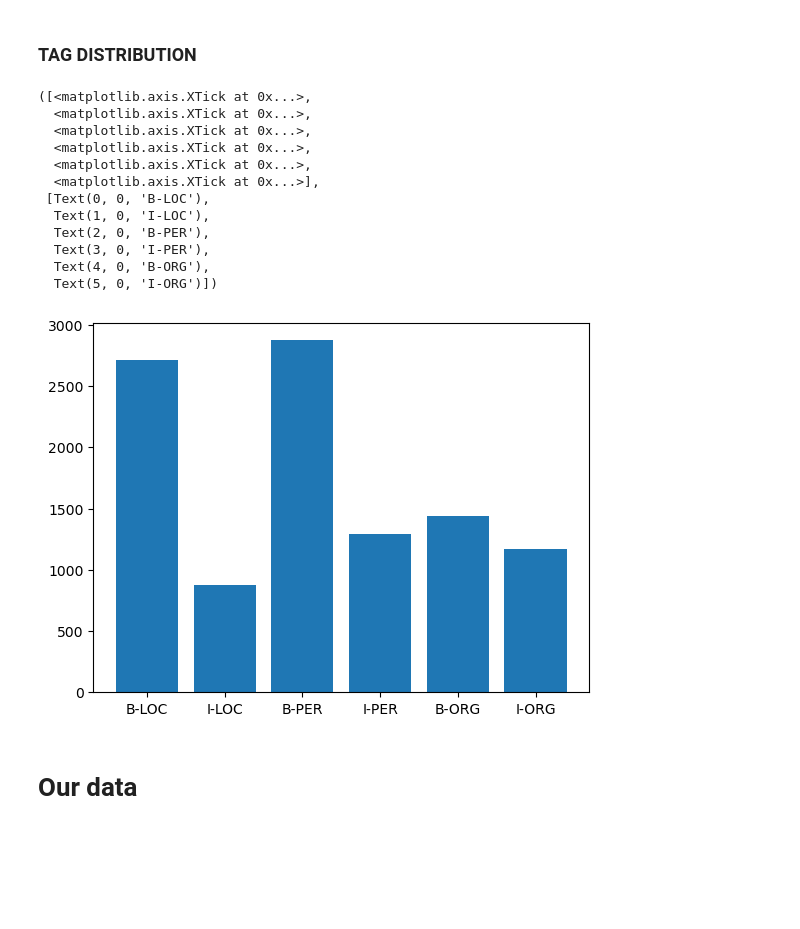
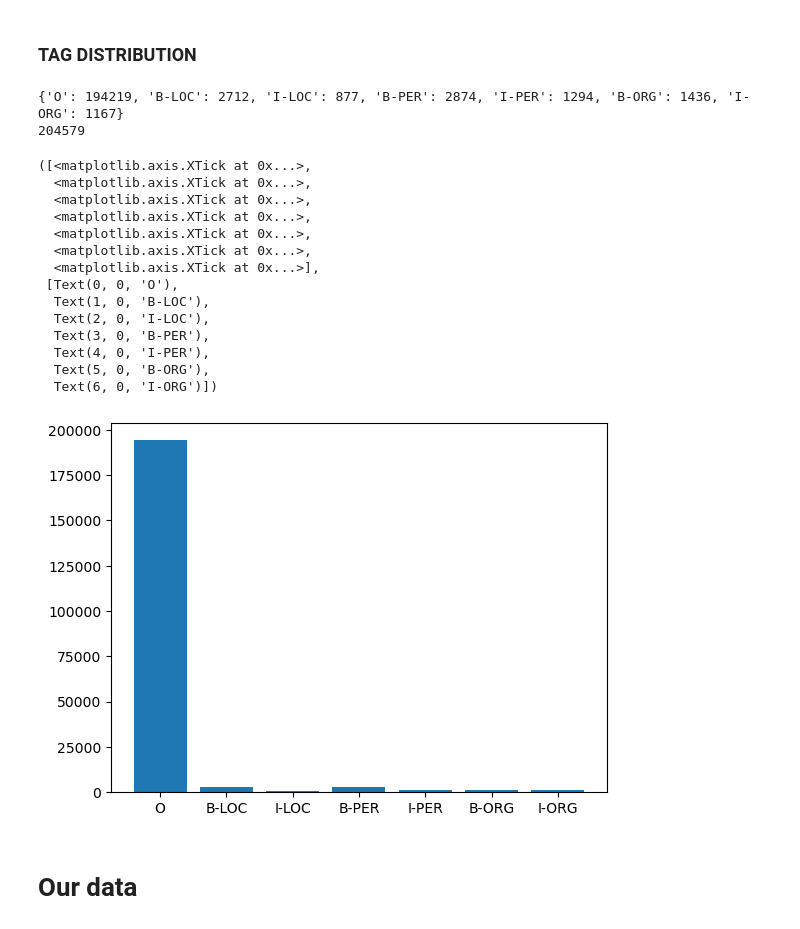
Before and after one commit to RichardKentos/NLP, a Jupyter notebook: DistilBERT.ipynb, the cells around one changed output. Cells and saved outputs as stored; diff of their text form; code cells hidden in the pictures; blank space fills up the shorter version.

Commit message:
added Images and graphs

```diff
--- a/DistilBERT.ipynb
+++ b/DistilBERT.ipynb
@@ -120,51 +120,59 @@ dev_feats, dev_labels = data2feats(dev_data, token_vocab, label_vocab)
 ### TAG DISTRIBUTION
 # %%
 counts = {
-    # "O": 0,
+    "O": 0,
     "B-LOC": 0,
     "I-LOC": 0,
     "B-PER": 0,
     "I-PER": 0,
     "B-ORG": 0,
     "I-ORG": 0,
 }
 
 for sentence in train_data:
     for tag in sentence[1]:
         if tag == 'O':
-            pass
-            # counts['O'] += 1
+            counts['O'] += 1
         elif tag == 'B-LOC':
             counts['B-LOC'] += 1
         elif tag == 'I-LOC':
             counts['I-LOC'] += 1
         elif tag == 'B-PER':
             counts['B-PER'] += 1
         elif tag == 'I-PER':
             counts['I-PER'] += 1
         elif tag == 'B-ORG':
             counts['B-ORG'] += 1
         elif tag == 'I-ORG':
             counts['I-ORG'] += 1
         else:
             print('unsupported tag')
 
+print(counts)
+total = 0
+for value in counts.values():
+    total += value
+print(total)
 plt.bar(range(len(counts)), list(counts.values()), align='center')
 plt.xticks(range(len(counts)), list(counts.keys()))
 # %% [output]
-([<matplotlib.axis.XTick at 0x...>,
-  <matplotlib.axis.XTick at 0x...>,
-  <matplotlib.axis.XTick at 0x...>,
-  <matplotlib.axis.XTick at 0x...>,
-  <matplotlib.axis.XTick at 0x...>,
-  <matplotlib.axis.XTick at 0x...>],
- [Text(0, 0, 'B-LOC'),
-  Text(1, 0, 'I-LOC'),
-  Text(2, 0, 'B-PER'),
-  Text(3, 0, 'I-PER'),
-  Text(4, 0, 'B-ORG'),
-  Text(5, 0, 'I-ORG')])
+{'O': 194219, 'B-LOC': 2712, 'I-LOC': 877, 'B-PER': 2874, 'I-PER': 1294, 'B-ORG': 1436, 'I-ORG': 1167}
+204579
+([<matplotlib.axis.XTick at 0x...>,
+  <matplotlib.axis.XTick at 0x...>,
+  <matplotlib.axis.XTick at 0x...>,
+  <matplotlib.axis.XTick at 0x...>,
+  <matplotlib.axis.XTick at 0x...>,
+  <matplotlib.axis.XTick at 0x...>,
+  <matplotlib.axis.XTick at 0x...>],
+ [Text(0, 0, 'O'),
+  Text(1, 0, 'B-LOC'),
+  Text(2, 0, 'I-LOC'),
+  Text(3, 0, 'B-PER'),
+  Text(4, 0, 'I-PER'),
+  Text(5, 0, 'B-ORG'),
+  Text(6, 0, 'I-ORG')])
-[figure, old version]
+[figure, new version]
 # %% [markdown]
 # Our data
 # %%
```
Also changed, not shown: parts of 1 cell of this notebook, 8 other files.
